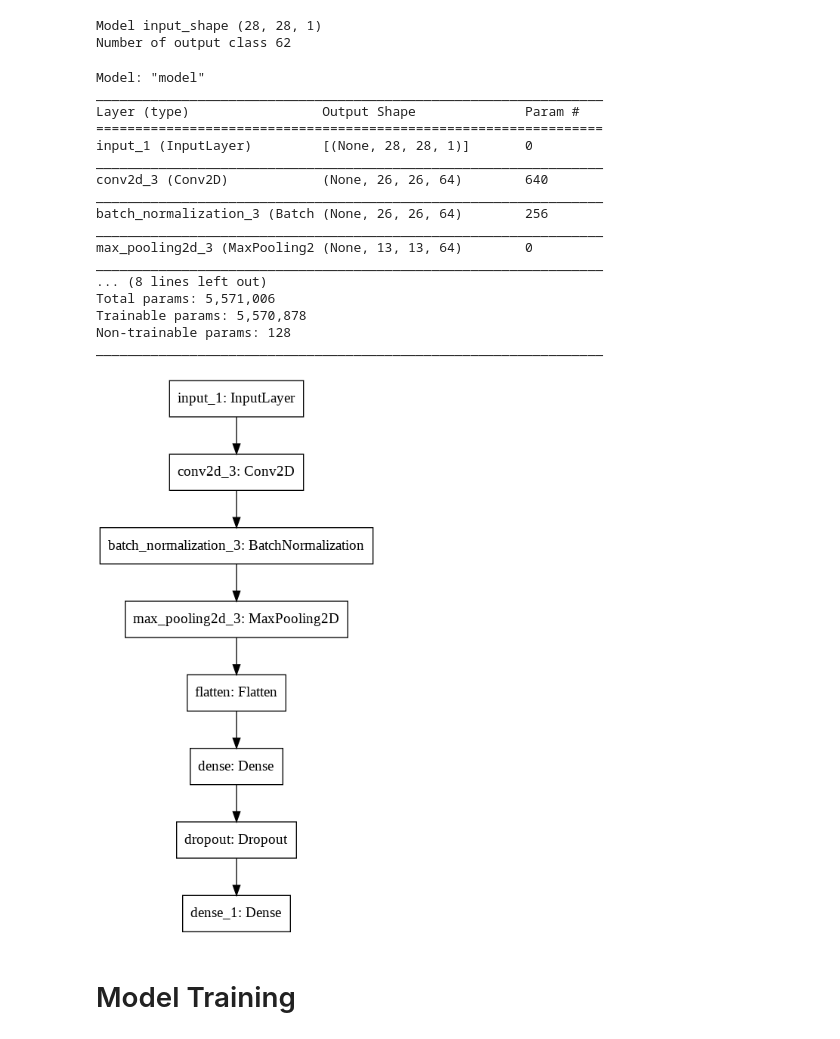
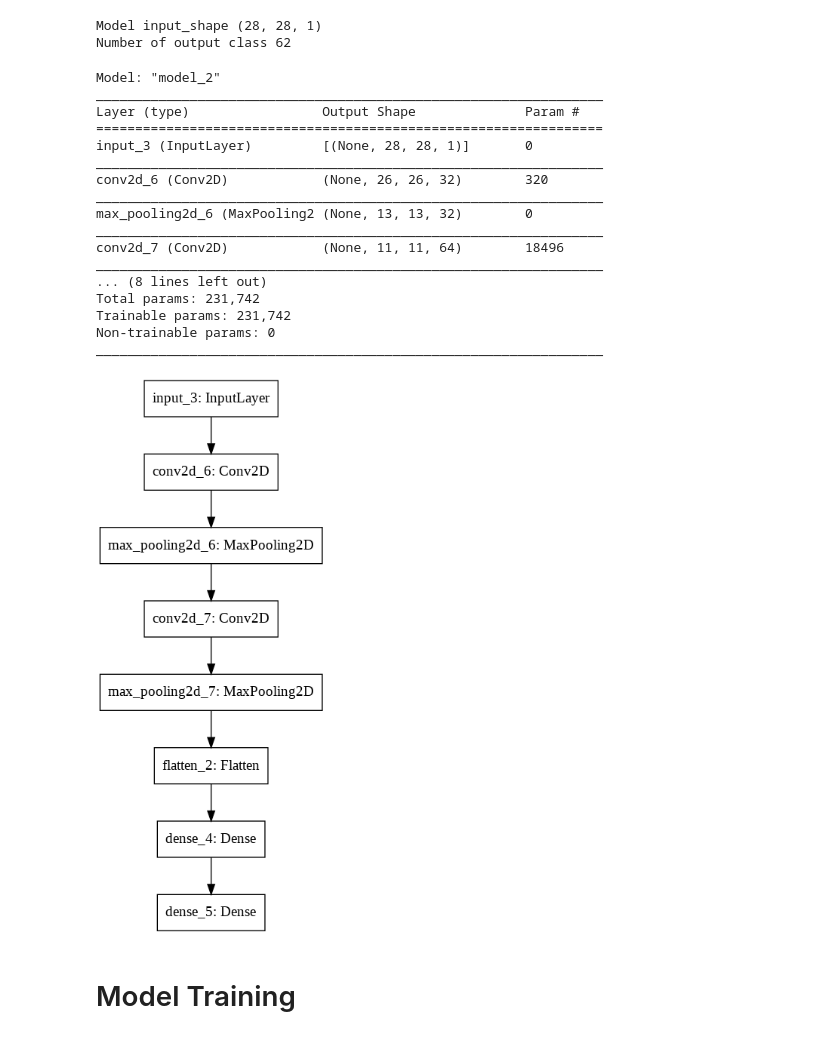
Before and after one commit to sayan0506/Comparative-STudy-of-Effect-of-Transfer-Learning-om-Different-Handwritten-Digit-Datasets-using-WandB, a Jupyter notebook: IIITD_assignment_task_2_test_script.ipynb, the cells around one changed output. Saved outputs shown, nothing was run; the diff lists cells and outputs as text; code cells hidden in the pictures.

```diff
--- a/IIITD_assignment_task_2_test_script.ipynb
+++ b/IIITD_assignment_task_2_test_script.ipynb
@@ -359,7 +364,9 @@ train_datagen = ImageDataGenerator(rotation_range=None,
                                    zoom_range = 0.0,
                                    rescale = 1./255.,
                                    preprocessing_function = None,
-                                   dtype = np.float32)
+                                   dtype = np.float32,
+                                   validation_split = 0.1 #using validation split on same train data for validation
+                                   )
 
 # provide same seed and keyword arguments to the fit and flow methods
 seed = 1
@@ -370,8 +377,21 @@ train_generator = train_datagen.flow_from_directory(directory=img_dir,
                                                     color_mode = "grayscale", # images are converted to grayscale
                                                     classes = None,
                                                     class_mode = "sparse", # sparse categorical helps to reduce space
-                                                    batch_size = 32,
+                                                    batch_size = batch_size,
                                                     shuffle = True,
-                                                    seed = seed
+                                                    seed = seed,
+                                                    subset = 'training'
 )
+
+# use same train_datagen for creating the validation set
+validation_generator = train_datagen.flow_from_directory(directory = img_dir,
+                                                    target_size = (28,28),
+                                                    color_mode = "grayscale", # images are converted to grayscale
+                                                    classes = None,
+                                                    class_mode = "sparse", # sparse categorical helps to reduce space
+                                                    batch_size = batch_size,
+                                                    shuffle = True,
+                                                    seed = seed,
+                                                    subset = 'validation'
+)
 # %% [output]
@@ -451,52 +494,52 @@ Number of output class 62
 # %%
 def model(input_shape, num_classes):
   '''
   Defining the model with keras fuctional API
   '''
   inputs = keras.layers.Input(shape = input_shape)
 
-  x = keras.layers.Conv2D(filters = 16, kernel_size= 3, activation = 'relu', strides = 1)(inputs)
-  x = keras.layers.BatchNormalization()(x)
+  x = keras.layers.Conv2D(filters = 32, kernel_size= 3, activation = 'relu', strides = 1)(inputs)
+  #x = keras.layers.BatchNormalization()(x)
   x = keras.layers.MaxPooling2D(pool_size=2, strides = 2)(x)
-  x = keras.layers.Conv2D(filters = 32, kernel_size= 3, activation = 'relu', strides = 1)(inputs)
-  x = keras.layers.BatchNormalization()(x)
+  x = keras.layers.Conv2D(filters = 64, kernel_size= 3, activation = 'relu', strides = 1)(x)
+  #x = keras.layers.BatchNormalization()(x)
   x = keras.layers.MaxPooling2D(pool_size=2, strides = 2)(x)
-  x = keras.layers.Conv2D(filters = 32, kernel_size= 3, activation = 'relu', strides = 1)(inputs)
-  x = keras.layers.BatchNormalization()(x)
-  x = keras.layers.MaxPooling2D(pool_size=2, strides = 2)(x)
-  x = keras.layers.Conv2D(filters = 64, kernel_size= 3, activation = 'relu', strides = 1)(inputs)
-  x = keras.layers.BatchNormalization()(x)
-  x = keras.layers.MaxPooling2D(pool_size=2, strides = 2)(x)
+  #x = keras.layers.Conv2D(filters = 64, kernel_size= 3, activation = 'relu', strides = 1)(x)
+  #x = keras.layers.BatchNormalization()(x)
+  #x = keras.layers.MaxPooling2D(pool_size=2, strides = 2)(x)
+  #x = keras.layers.Conv2D(filters = 32, kernel_size= 3, activation = 'relu', strides = 1)(x)
+  #x = keras.layers.BatchNormalization()(x)
+  #x = keras.layers.MaxPooling2D(pool_size=2, strides = 2)(x)
   x = keras.layers.Flatten()(x)
-  x = keras.layers.Dense(512, activation='relu')(x)
-  x = keras.layers.Dropout(rate=0.3)(x)
+  x = keras.layers.Dense(128, activation='relu')(x)
+  #x = keras.layers.Dropout(rate=0.3)(x)
   output = keras.layers.Dense(num_classes, activation='softmax')(x)
 
   return keras.models.Model(inputs = inputs, outputs = output)
 
 model = model(input_shape, num_classes)
 model.summary()
 # save the model structure as image
 plot_model(model)
 # %% [output]
-Model: "model"
+Model: "model_2"
 _________________________________________________________________
 Layer (type)                 Output Shape              Param #
 =================================================================
-input_1 (InputLayer)         [(None, 28, 28, 1)]       0
+input_3 (InputLayer)         [(None, 28, 28, 1)]       0
 _________________________________________________________________
-conv2d_3 (Conv2D)            (None, 26, 26, 64)        640
+conv2d_6 (Conv2D)            (None, 26, 26, 32)        320
 _________________________________________________________________
-batch_normalization_3 (Batch (None, 26, 26, 64)        256
+max_pooling2d_6 (MaxPooling2 (None, 13, 13, 32)        0
 _________________________________________________________________
-max_pooling2d_3 (MaxPooling2 (None, 13, 13, 64)        0
+conv2d_7 (Conv2D)            (None, 11, 11, 64)        18496
 _________________________________________________________________
 ... (8 lines left out)
-Total params: 5,571,006
-Trainable params: 5,570,878
-Non-trainable params: 128
+Total params: 231,742
+Trainable params: 231,742
+Non-trainable params: 0
 _________________________________________________________________
-[figure, old version]
+[figure, new version]
 # %% [markdown]
 # Model Training
 # %% [markdown]
```
Also changed, not shown: parts of 22 cells of this notebook.
